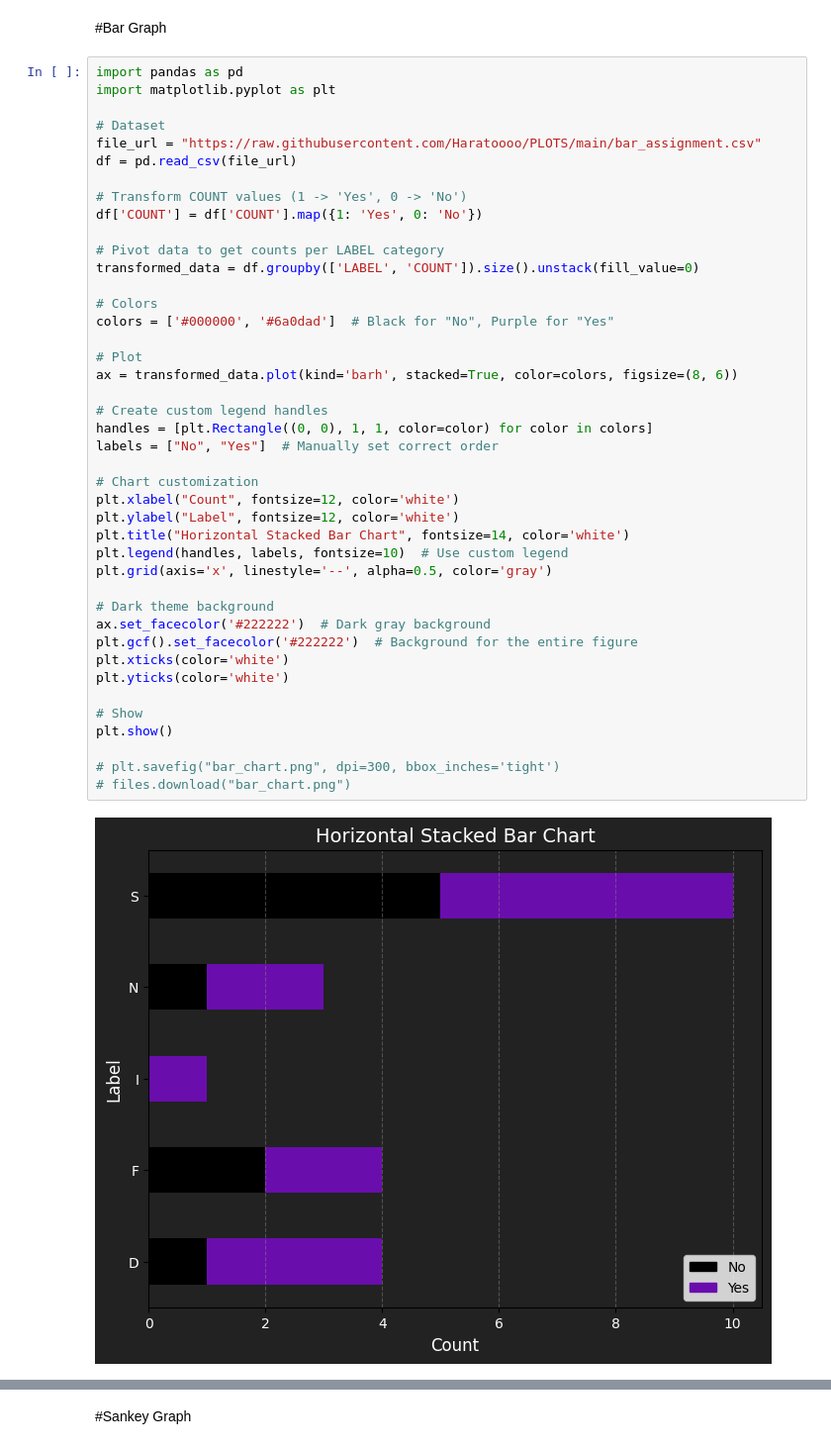
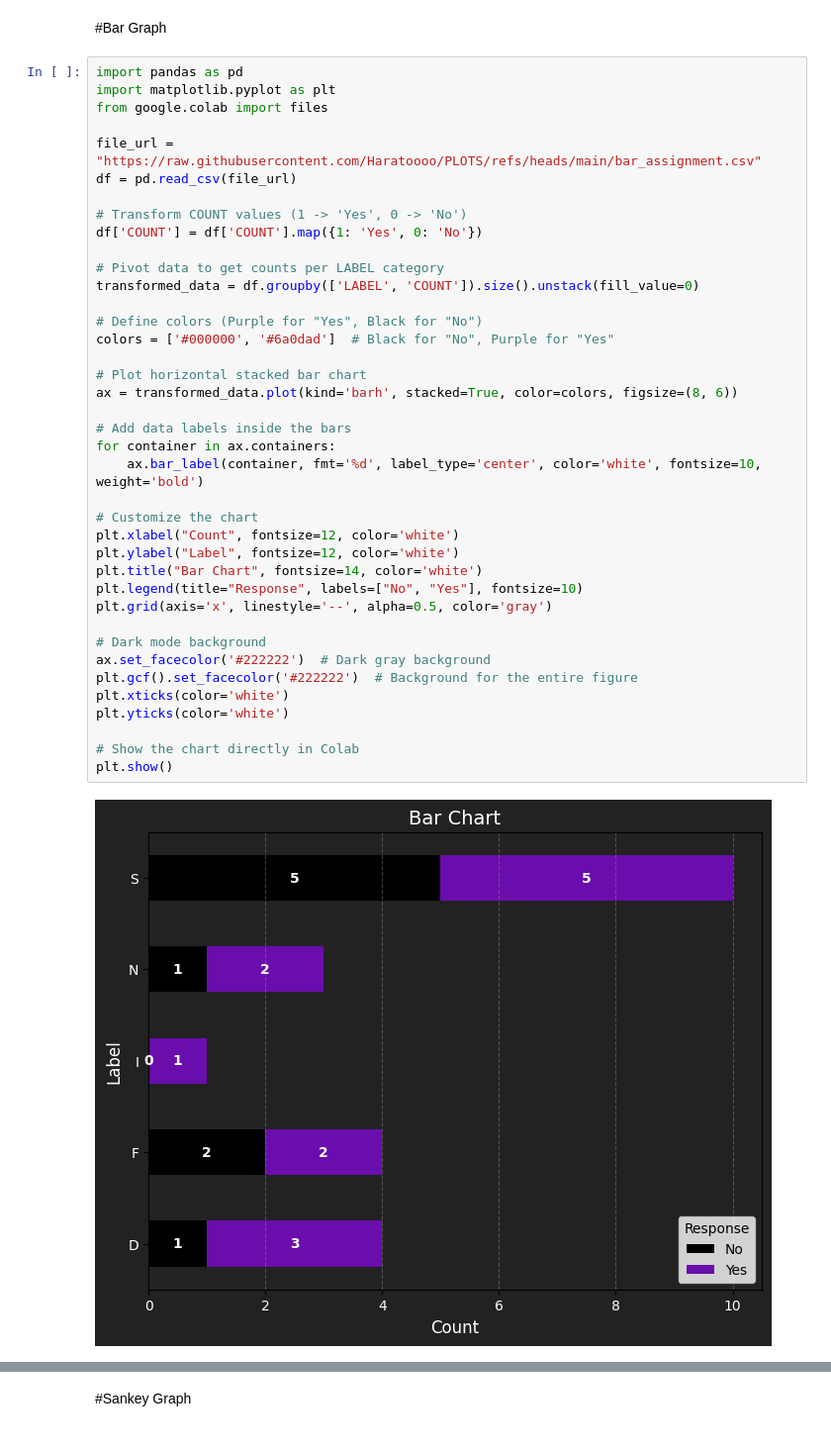
Before and after one commit to Haratoooo/PLOTS, a Jupyter notebook: PLOTS.ipynb, the cells around one changed output, grey strips where cells are left out. Shown at 99% size. Drawn from its saved outputs; the diff is of its cells as text.

```diff
--- a/PLOTS.ipynb
+++ b/PLOTS.ipynb
@@ -3,44 +3,41 @@
 # %%
 import pandas as pd
 import matplotlib.pyplot as plt
+from google.colab import files
 
-# Dataset
-file_url = "https://raw.githubusercontent.com/Haratoooo/PLOTS/main/bar_assignment.csv"
+file_url = "https://raw.githubusercontent.com/Haratoooo/PLOTS/refs/heads/main/bar_assignment.csv"
 df = pd.read_csv(file_url)
 
 # Transform COUNT values (1 -> 'Yes', 0 -> 'No')
 df['COUNT'] = df['COUNT'].map({1: 'Yes', 0: 'No'})
 
 # Pivot data to get counts per LABEL category
 transformed_data = df.groupby(['LABEL', 'COUNT']).size().unstack(fill_value=0)
 
-# Colors
+# Define colors (Purple for "Yes", Black for "No")
 colors = ['#000000', '#6a0dad']  # Black for "No", Purple for "Yes"
 
-# Plot
+# Plot horizontal stacked bar chart
 ax = transformed_data.plot(kind='barh', stacked=True, color=colors, figsize=(8, 6))
 
-# Create custom legend handles
-handles = [plt.Rectangle((0, 0), 1, 1, color=color) for color in colors]
-labels = ["No", "Yes"]  # Manually set correct order
+# Add data labels inside the bars
+for container in ax.containers:
+    ax.bar_label(container, fmt='%d', label_type='center', color='white', fontsize=10, weight='bold')
 
-# Chart customization
+# Customize the chart
 plt.xlabel("Count", fontsize=12, color='white')
 plt.ylabel("Label", fontsize=12, color='white')
-plt.title("Horizontal Stacked Bar Chart", fontsize=14, color='white')
-plt.legend(handles, labels, fontsize=10)  # Use custom legend
+plt.title("Bar Chart", fontsize=14, color='white')
+plt.legend(title="Response", labels=["No", "Yes"], fontsize=10)
 plt.grid(axis='x', linestyle='--', alpha=0.5, color='gray')
 
-# Dark theme background
+# Dark mode background
 ax.set_facecolor('#222222')  # Dark gray background
 plt.gcf().set_facecolor('#222222')  # Background for the entire figure
 plt.xticks(color='white')
 plt.yticks(color='white')
 
-# Show
+# Show the chart directly in Colab
 plt.show()
-
-# plt.savefig("bar_chart.png", dpi=300, bbox_inches='tight')
-# files.download("bar_chart.png")
 # %% [output]
-[figure, old version]
+[figure, new version]
```
Also changed, not shown: parts of 4 cells of this notebook.
